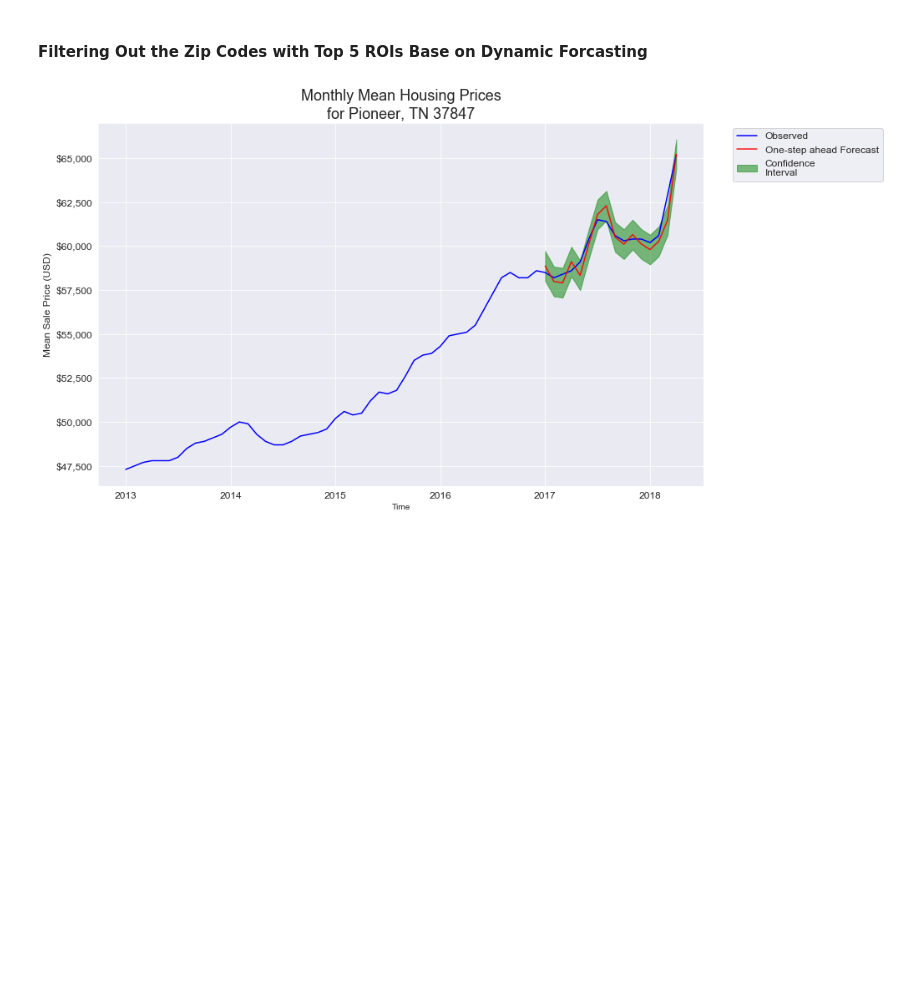
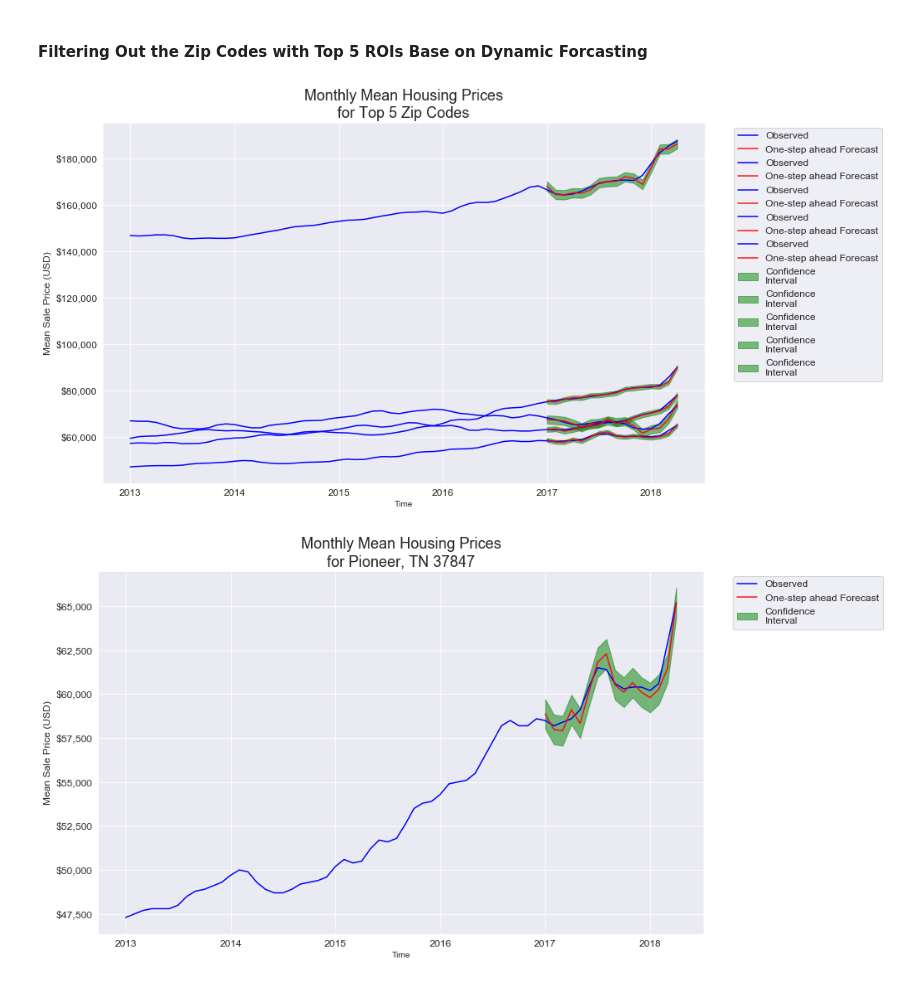
Before and after one commit to menach123/Time-Series-Modeling-with-Sales-Price-Data-from-Zillow, a Jupyter notebook: Knoxville.ipynb, the cells around one changed output. Cells and saved outputs as stored; diff of their text form; code cells hidden in the pictures; blank space fills up the shorter version.

```diff
--- a/Knoxville.ipynb
+++ b/Knoxville.ipynb
@@ -397,5 +408,10 @@ top5 = [list_models[i] for i in df.sort_values('ROI').index[-5:]]
 # %% [markdown]
 #### Filtering Out the Zip Codes with Top 5 ROIs Base on Dynamic Forcasting
+# %%
+for model in top5:
+    model.validation(plot_year='2013', area='Top 5 Zip Codes')
+# %% [output]
+[figure, added]
 # %%
 for model in top5:
     model.validation(plot_year='2013', area=df.loc[df.ZipCode == model.zip].label.unique()[0])
```
Also changed, not shown: parts of 9 cells of this notebook, 17 other files.
